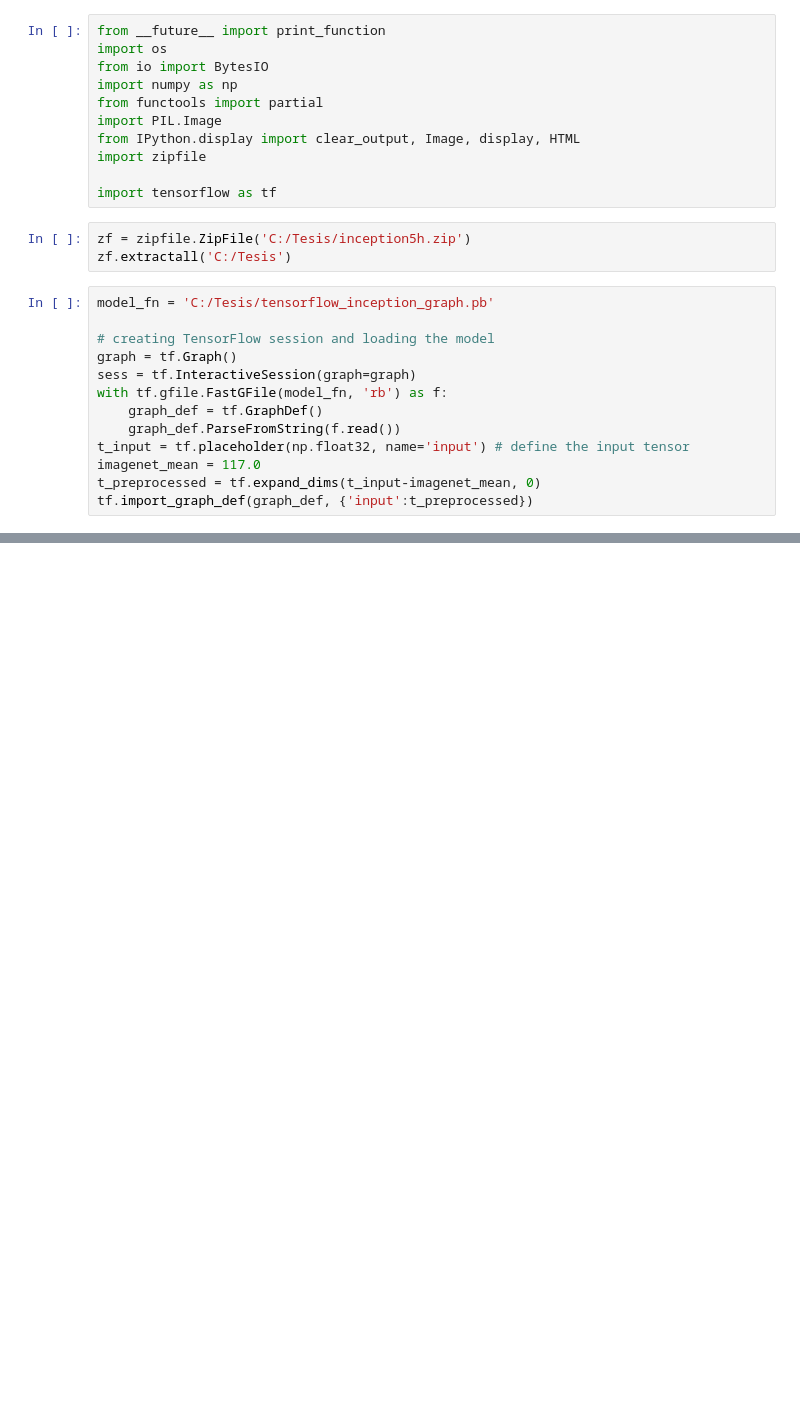
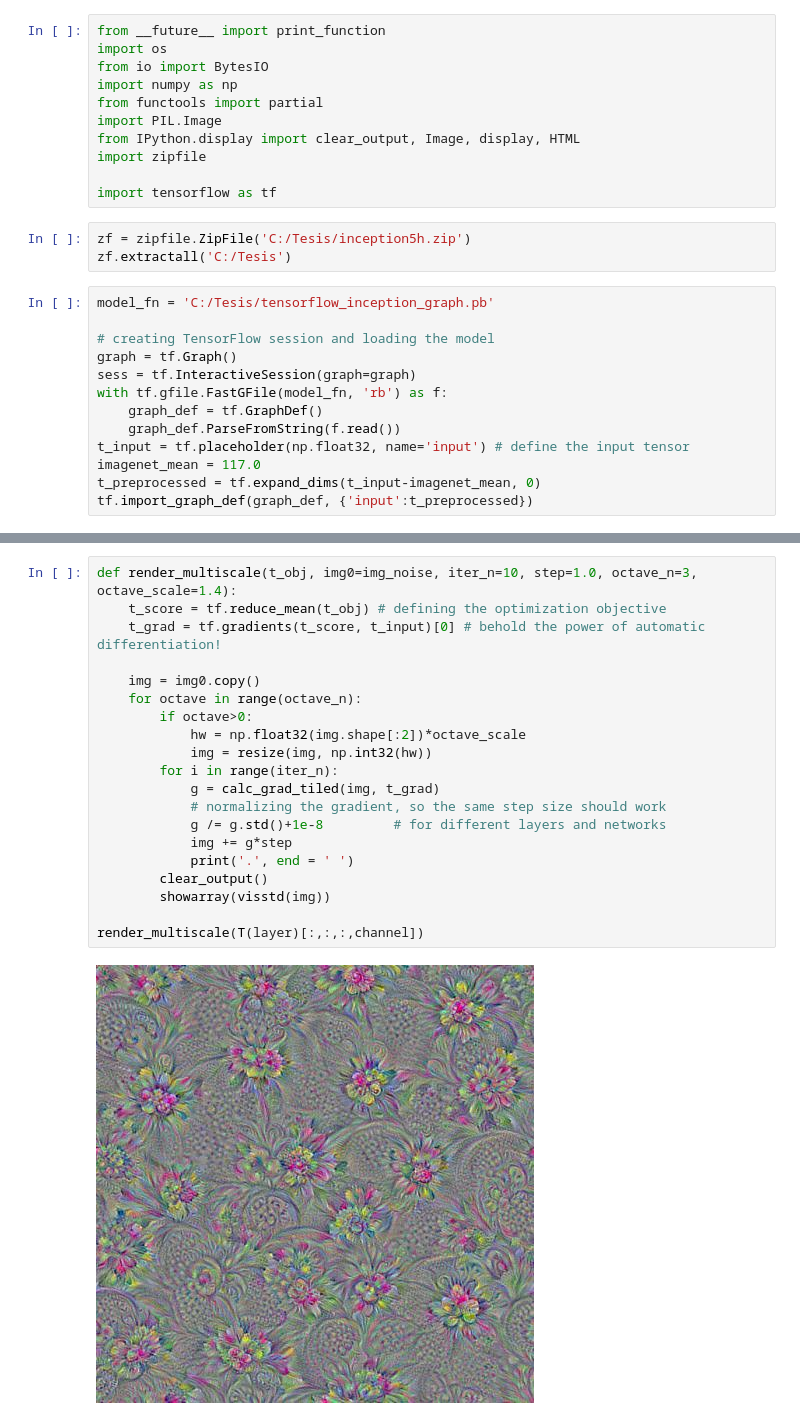
Before and after one commit to williammr70/trabajo_inception_dream, a Jupyter notebook: inception_dd.ipynb, the cells around one changed output, grey strips where cells are left out. Cells and saved outputs as stored; diff of their text form; blank space fills up the shorter version.

```diff
--- a/inception_dd.ipynb
+++ b/inception_dd.ipynb
@@ -90,0 +166,22 @@ Total number of feature channels: 7548
+# %%
+def render_multiscale(t_obj, img0=img_noise, iter_n=10, step=1.0, octave_n=3, octave_scale=1.4):
+    t_score = tf.reduce_mean(t_obj) # defining the optimization objective
+    t_grad = tf.gradients(t_score, t_input)[0] # behold the power of automatic differentiation!
+
+    img = img0.copy()
+    for octave in range(octave_n):
+        if octave>0:
+            hw = np.float32(img.shape[:2])*octave_scale
+            img = resize(img, np.int32(hw))
+        for i in range(iter_n):
+            g = calc_grad_tiled(img, t_grad)
+            # normalizing the gradient, so the same step size should work
+            g /= g.std()+1e-8         # for different layers and networks
+            img += g*step
+            print('.', end = ' ')
+        clear_output()
+        showarray(visstd(img))
+
+render_multiscale(T(layer)[:,:,:,channel])
+# %% [output]
+[figure, added]
```
Also changed, not shown: parts of 11 cells of this notebook.
